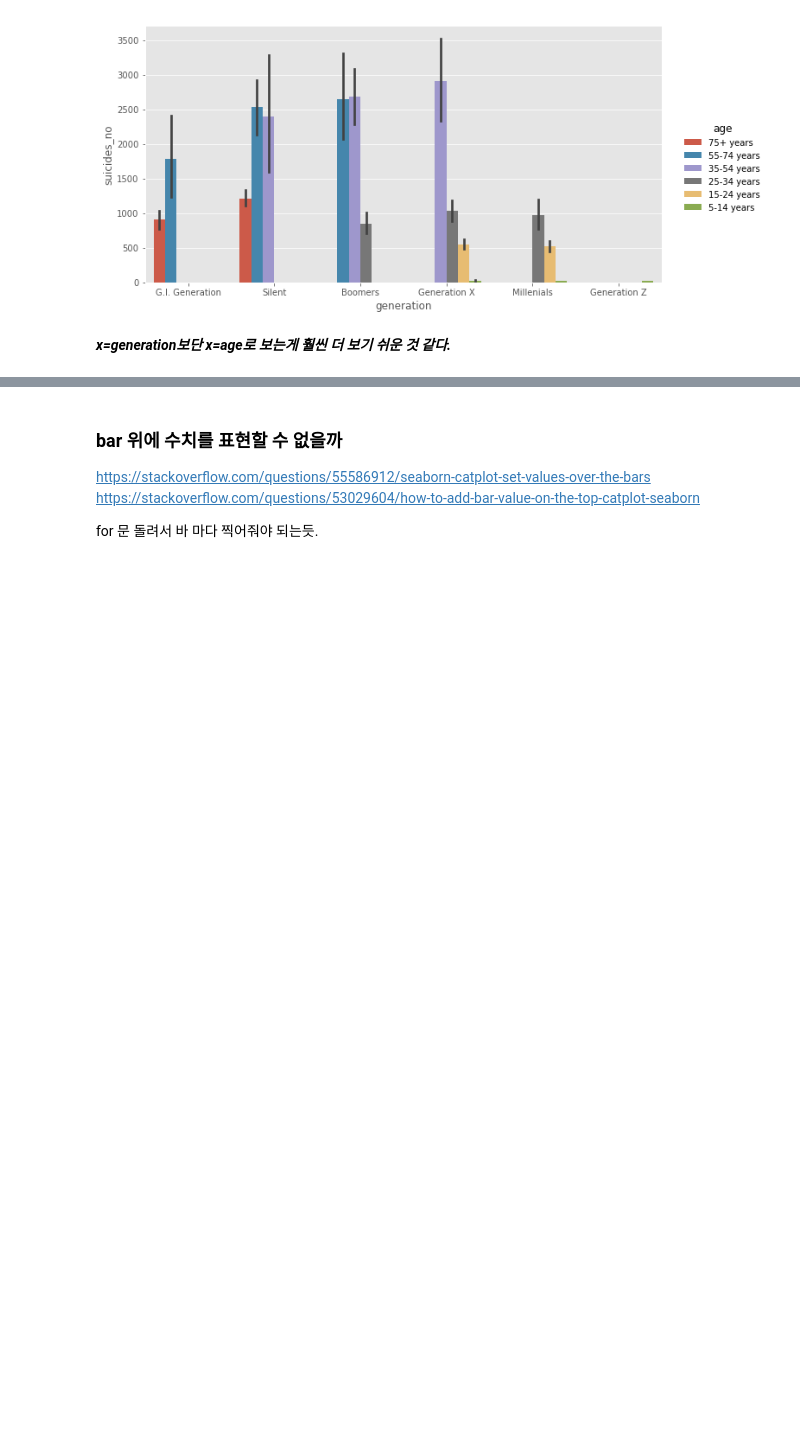
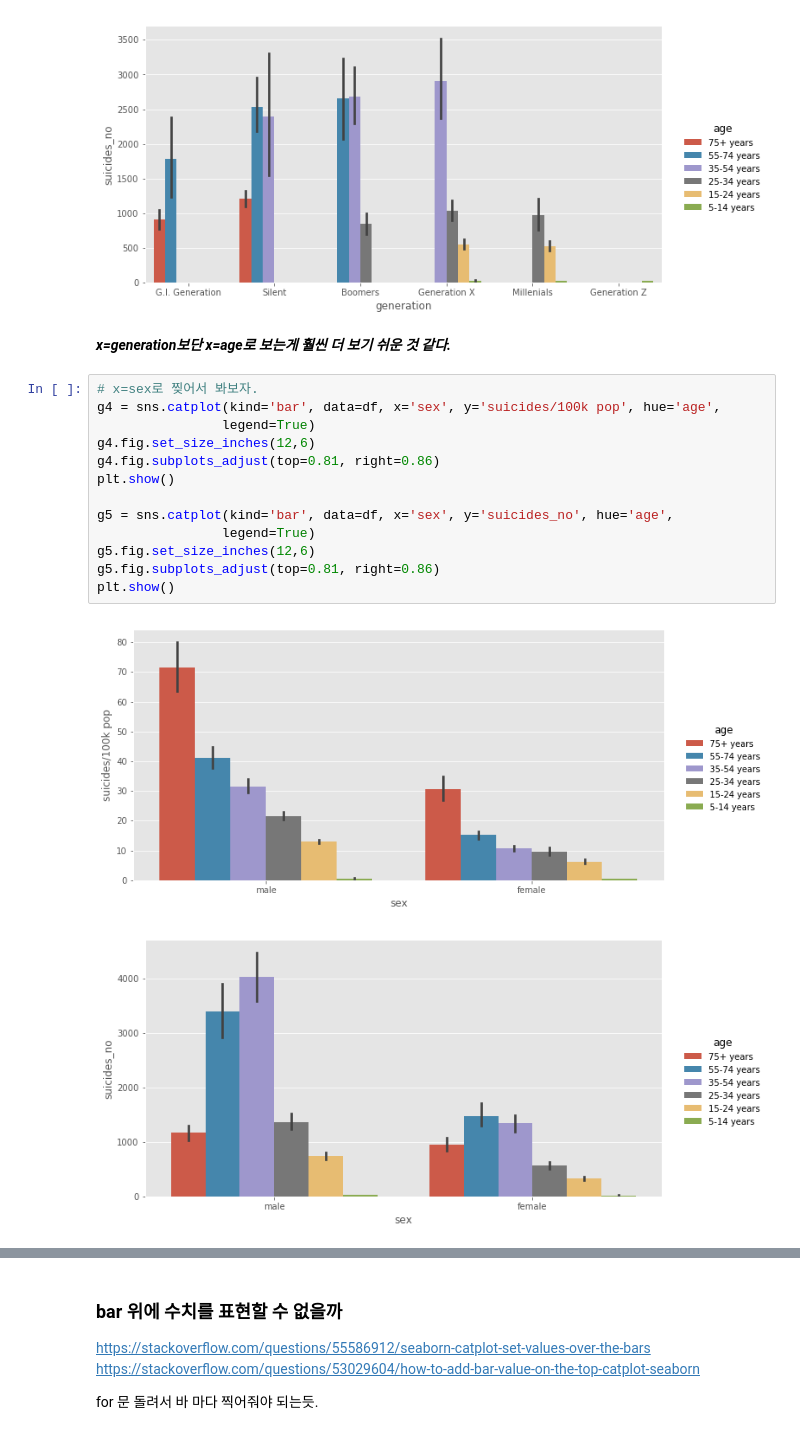
Before and after one commit to skdbsxir/DS-Studying, a Jupyter notebook: [Self Project]/X001-3. Suicides Rates Overview.ipynb, the cells around one changed output, grey strips where cells are left out. Drawn from its saved outputs; the diff is of its cells as text; blank space fills up the shorter version.

```diff
--- a/[Self Project]/X001-3. Suicides Rates Overview.ipynb
+++ b/[Self Project]/X001-3. Suicides Rates Overview.ipynb
@@ -413,3 +413,19 @@ plt.show()
 [figure]
 # %% [markdown]
 ***x=generation보단 x=age로 보는게 훨씬 더 보기 쉬운 것 같다.***
+# %%
+# x=sex로 찢어서 봐보자.
+g4 = sns.catplot(kind='bar', data=df, x='sex', y='suicides/100k pop', hue='age',
+                legend=True)
+g4.fig.set_size_inches(12,6)
+g4.fig.subplots_adjust(top=0.81, right=0.86)
+plt.show()
+
+g5 = sns.catplot(kind='bar', data=df, x='sex', y='suicides_no', hue='age',
+                legend=True)
+g5.fig.set_size_inches(12,6)
+g5.fig.subplots_adjust(top=0.81, right=0.86)
+plt.show()
+# %% [output]
+[figure, added]
+[figure, added]
```
Also changed, not shown: parts of 12 cells of this notebook.
